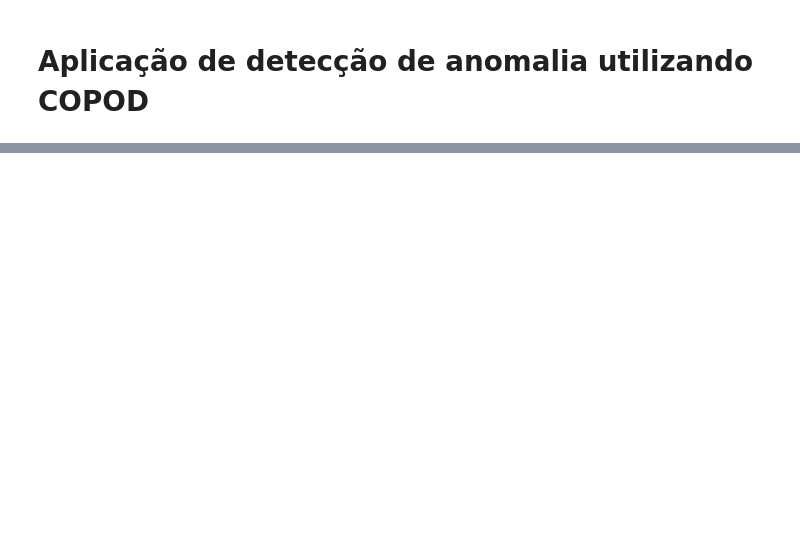
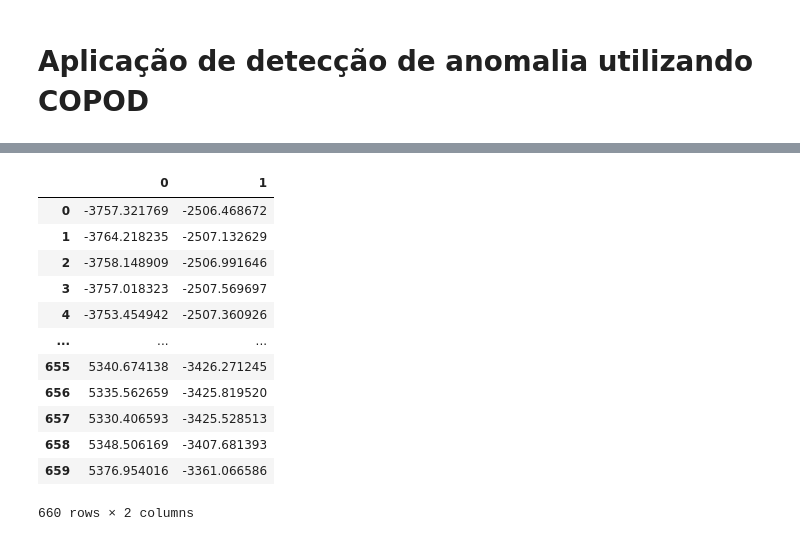
Before and after one commit to AlxDev-hub/Deteccao-de-Anomalia-utilizando-COPOD, a Jupyter notebook: Aplicacao_COPOD_PZT.ipynb, the cells around one changed output, grey strips where cells are left out. Cells and saved outputs as stored; diff of their text form; code cells hidden in the pictures; blank space fills up the shorter version.

```diff
--- a/Aplicacao_COPOD_PZT.ipynb
+++ b/Aplicacao_COPOD_PZT.ipynb
@@ -58 +92,20 @@ display(principalDf)
+# %%
+#Definindo dados de treinamento
+X_train = principalDf.iloc[0: 660]
+
+display(X_train)
+# %% [output]
+|  | 0 | 1 |
+| 0 | -3757.321769 | -2506.468672 |
+| 1 | -3764.218235 | -2507.132629 |
+| 2 | -3758.148909 | -2506.991646 |
+| 3 | -3757.018323 | -2507.569697 |
+| 4 | -3753.454942 | -2507.360926 |
+| ... | ... | ... |
+| 655 | 5340.674138 | -3426.271245 |
+| 656 | 5335.562659 | -3425.819520 |
+| 657 | 5330.406593 | -3425.528513 |
+| 658 | 5348.506169 | -3407.681393 |
+| 659 | 5376.954016 | -3361.066586 |
+660 rows × 2 columns
 # %%
```
Also changed, not shown: parts of 24 cells of this notebook.
